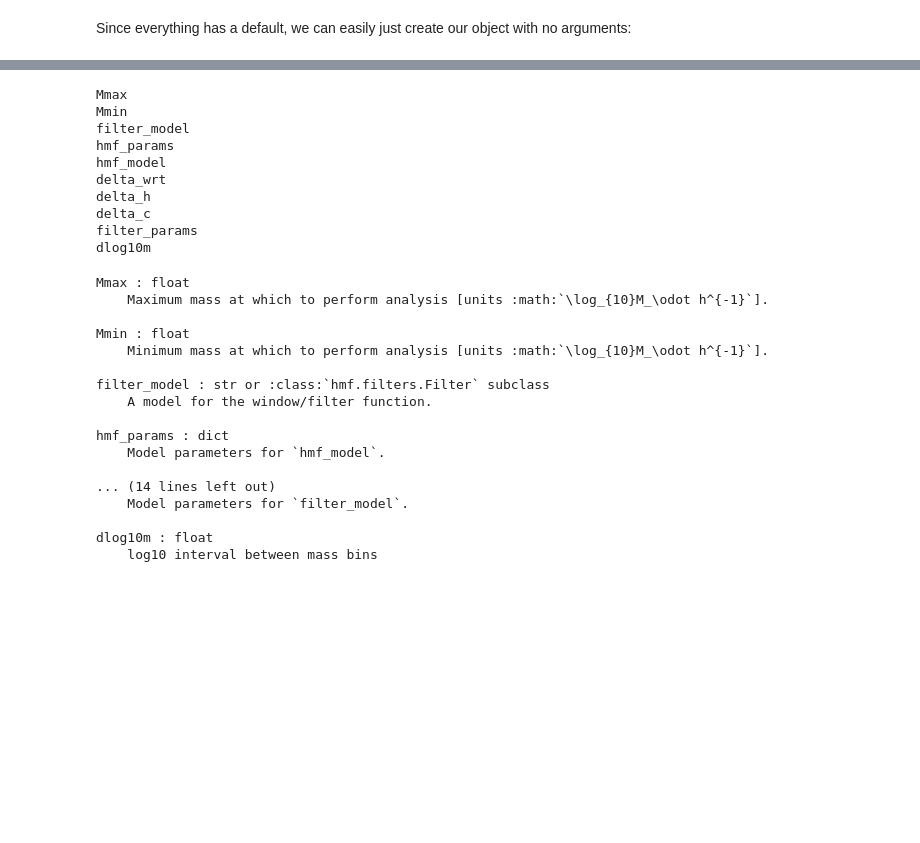
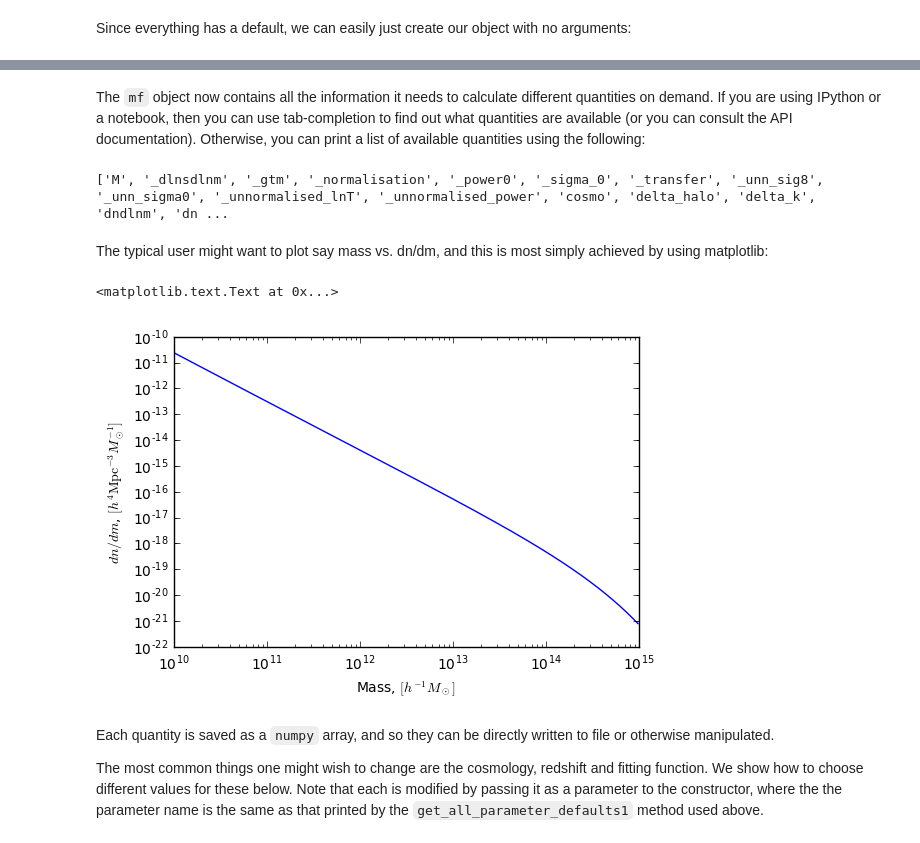
Before and after one commit to peraktong/hmf, a Jupyter notebook: docs/examples/your_first_plot.ipynb, the cells around one changed output, grey strips where cells are left out. Drawn from its saved outputs; the diff is of its cells as text; code cells hidden in the pictures; blank space fills up the shorter version.

Commit message:
wrote your_first_plot tute

```diff
--- a/docs/examples/your_first_plot.ipynb
+++ b/docs/examples/your_first_plot.ipynb
@@ -39,34 +51,22 @@ mf._Cache__recalc
-# %%
-for name in mf.get_all_parameter_names():
-    print name
-# %% [output]
-Mmax
-Mmin
-filter_model
-hmf_params
-hmf_model
-delta_wrt
-delta_h
-delta_c
-filter_params
-dlog10m
-# %%
-mf.parameter_info()
-# %% [output]
-Mmax : float
-    Maximum mass at which to perform analysis [units :math:`\log_{10}M_\odot h^{-1}`].
-
-Mmin : float
-    Minimum mass at which to perform analysis [units :math:`\log_{10}M_\odot h^{-1}`].
-
-filter_model : str or :class:`hmf.filters.Filter` subclass
-    A model for the window/filter function.
-
-hmf_params : dict
-    Model parameters for `hmf_model`.
-
-... (14 lines left out)
-    Model parameters for `filter_model`.
-
-dlog10m : float
-    log10 interval between mass bins
+# %% [markdown]
+The `mf` object now contains all the information it needs to calculate different quantities on demand. If you are using IPython or a notebook, then you can use tab-completion to find out what quantities are available (or you can consult the API documentation). Otherwise, you can print a list of available quantities using the following:
+# %%
+print mf.quantities_available()
+# %% [output]
+['M', '_dlnsdlnm', '_gtm', '_normalisation', '_power0', '_sigma_0', '_transfer', '_unn_sig8', '_unn_sigma0', '_unnormalised_lnT', '_unnormalised_power', 'cosmo', 'delta_halo', 'delta_k', 'dndlnm', 'dn ...
+# %% [markdown]
+The typical user might want to plot say mass vs. dn/dm, and this is most simply achieved by using matplotlib:
+# %%
+plt.plot(mf.m,mf.dndm)
+plt.xscale('log')
+plt.yscale('log')
+
+plt.xlabel(r"Mass, $[h^{-1}M_\odot]$")
+plt.ylabel(r"$dn/dm$, $[h^{4}{\rm Mpc}^{-3}M_\odot^{-1}]$")
+# %% [output]
+<matplotlib.text.Text at 0x...>
+[figure, added]
+# %% [markdown]
+Each quantity is saved as a `numpy` array, and so they can be directly written to file or otherwise manipulated.
+
+The most common things one might wish to change are the cosmology, redshift and fitting function. We show how to choose different values for these below. Note that each is modified by passing it as a parameter to the constructor, where the the parameter name is the same as that printed by the `get_all_parameter_defaults1` method used above.
```
Also changed, not shown: parts of 12 cells of this notebook.
